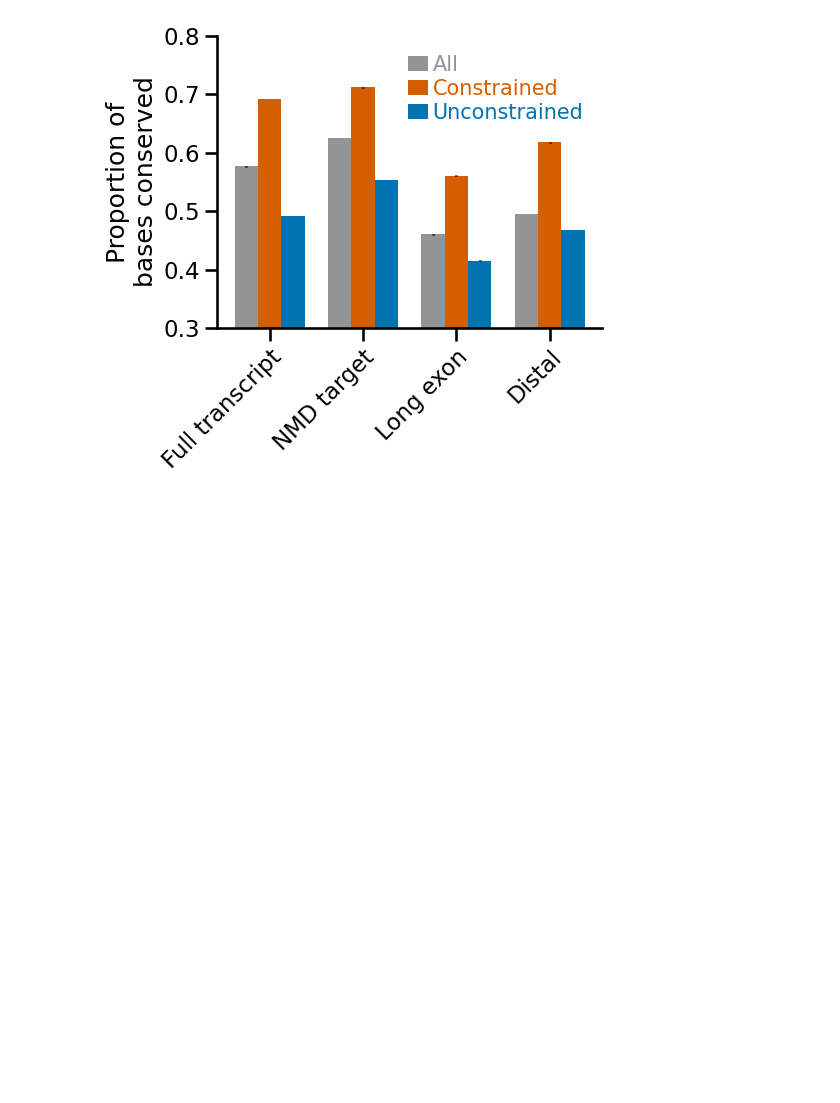
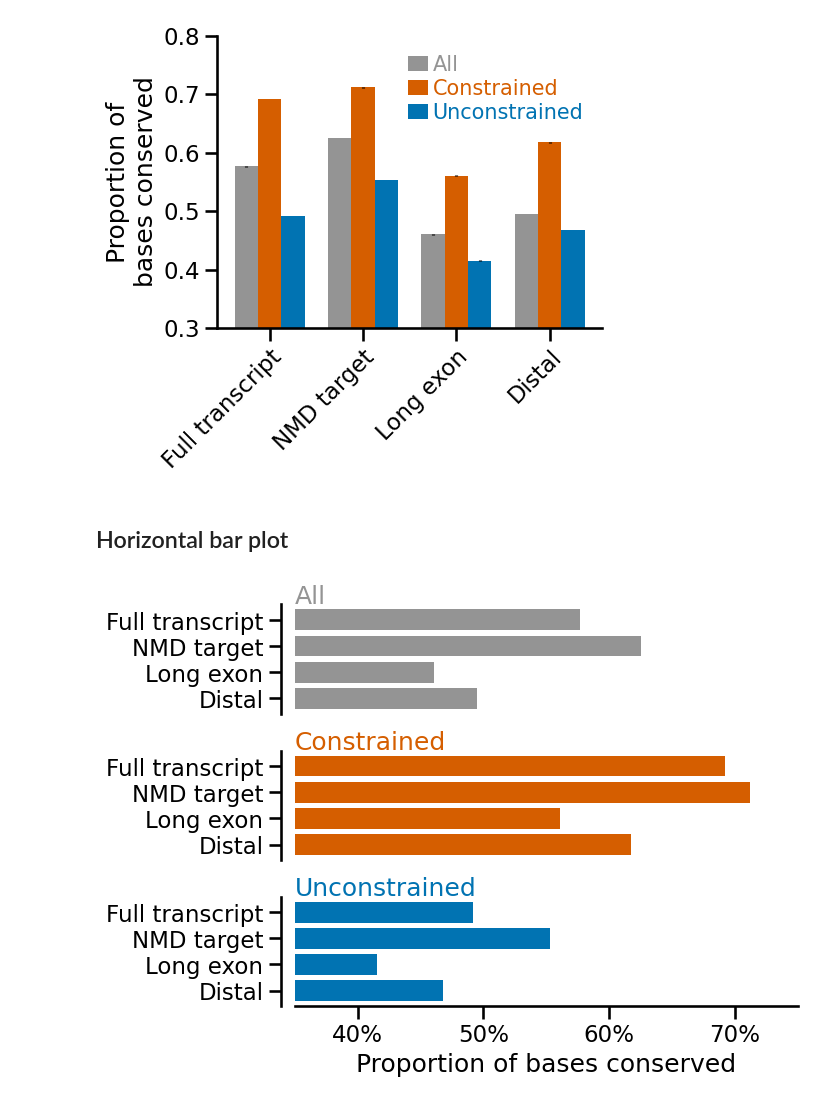
Before and after one commit to alexblakes/regional_nonsense_constraint, a Jupyter notebook: scripts_plots/conservation_plots.ipynb, the cells around one changed output. Cells and saved outputs as stored; diff of their text form; code cells hidden in the pictures; blank space fills up the shorter version.

Commit message:
Plot horizontal bar chart for conservation scores

```diff
--- a/scripts_plots/conservation_plots.ipynb
+++ b/scripts_plots/conservation_plots.ipynb
@@ -78,3 +79,54 @@ ax.legend(
 plt.savefig("../plots/phylop_region_constraint.svg", format="svg")
 # %% [output]
 [figure]
+# %% [markdown]
+## Horizontal bar plot
+# %%
+# Reorder the data
+df = df.sort_values("region", ascending=False)
+
+# Refresh the subsets
+_all = df[df["constraint"] == "all"]
+cons = df[df["constraint"] == "constrained"]
+nonc = df[df["constraint"] == "unconstrained"]
+# %%
+fig, axs = plt.subplots(
+    3, 1, figsize=(7, 5), layout="constrained", gridspec_kw={"hspace": 0.1}
+)
+
+height = 0.25
+y = np.arange(len(_all))
+
+_x = [x["fracCdsCons"] for x in [_all, cons, nonc]]
+_xerr = [x["ci95"] for x in [_all, cons, nonc]]
+_c = [col[-3], col[3], col[0]]
+
+for ax, x, x_err, c, l in zip(axs, _x, _x_err, _c, constraint_labels):
+    bars = ax.barh(y=y * height, height=h, width=x, color=c, label=l)
+    ax.set_yticks(
+        ticks=y * height, labels=reversed(region_labels)
+    )  # Note reversed label order
+    ax.set_xlim((0.35, 0.75))
+    ax.spines["left"].set_position(("outward", 10))
+    # ax.spines["left"].set_visible(False)
+    # ax.bar_label(bars, fmt="%.2g", color=c, padding=5)
+    ax.text(
+        0.35,
+        0.86,
+        s=l,
+        color=c,
+        horizontalalignment="left",
+        verticalalignment="bottom",
+    )
+
+for ax in [axs[0], axs[1]]:
+    ax.set_xticks([])
+    ax.spines[["top", "bottom", "right"]].set_visible(False)
+
+axs[2].set_xticks([0.4, 0.5, 0.6, 0.7], ["40%", "50%", "60%", "70%"])
+axs[2].set_xlabel("Proportion of bases conserved")
+axs[2].spines[["top", "right"]].set_visible(False)
+
+plt.savefig("../plots/phylop_region_constraint_horizontal.svg", format="svg")
+# %% [output]
+[figure, added]
```
Also changed, not shown: parts of 3 cells of this notebook.
